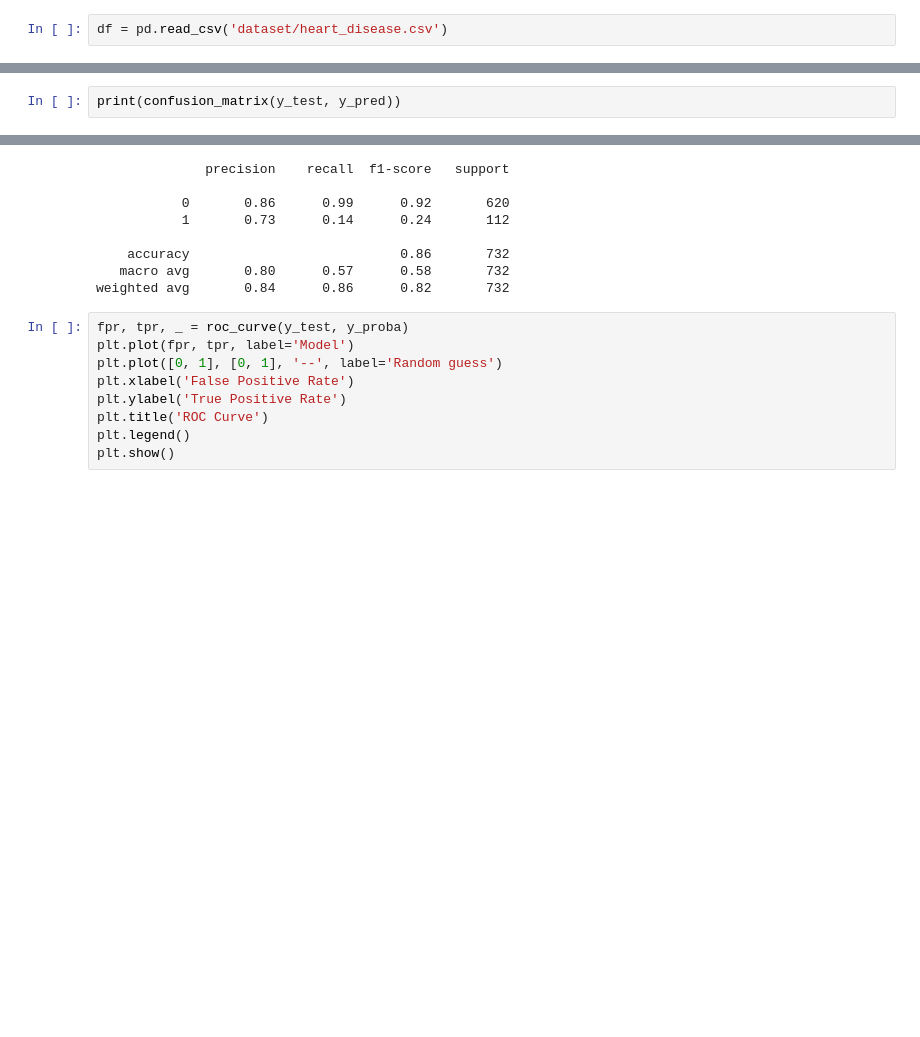
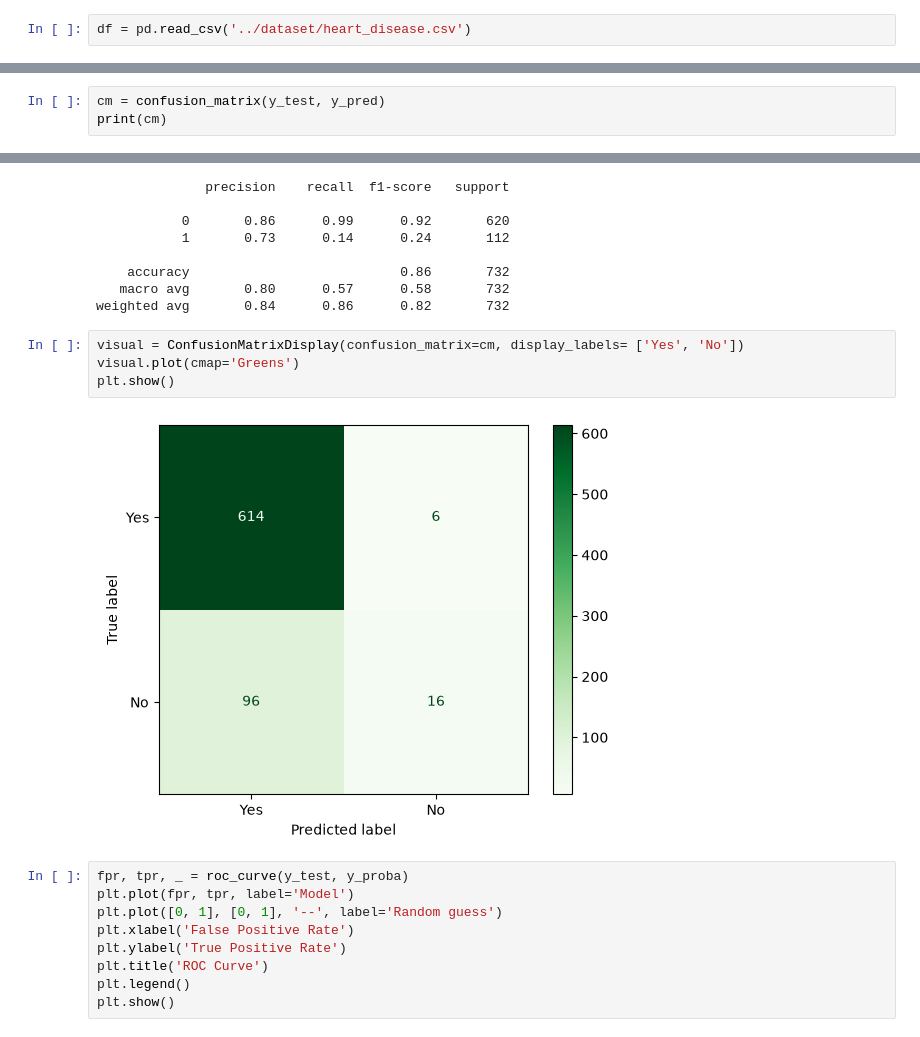
Before and after one commit to chrimu25/Data-Mining-by-Dr-Pacifique, a Jupyter notebook: individual__01__19_08_2026/logistic_regression.ipynb, the cells around one changed output, grey strips where cells are left out. Cells and saved outputs as stored; diff of their text form; blank space fills up the shorter version.

```diff
--- a/19_08_2026__logistic_regression.ipynb
+++ b/individual__01__19_08_2026/logistic_regression.ipynb
@@ -8,6 +8,6 @@ from sklearn.metrics import confusion_matrix, roc_curve, classification_report
 import matplotlib.pyplot as plt
 # %%
-df = pd.read_csv('dataset/heart_disease.csv')
+df = pd.read_csv('../dataset/heart_disease.csv')
 # %%
 print(df.shape)
 # %% [output]
@@ -117,7 +117,8 @@ LogisticRegression(max_iter=1000)
 y_pred = model.predict(x_test)
 y_proba = model.predict_proba(x_test)[:,1]
 # %%
-print(confusion_matrix(y_test, y_pred))
+cm = confusion_matrix(y_test, y_pred)
+print(cm)
 # %% [output]
 [[614   6]
  [ 96  16]]
@@ -132,6 +133,12 @@ print(classification_report(y_test, y_pred))
     accuracy                           0.86       732
    macro avg       0.80      0.57      0.58       732
 weighted avg       0.84      0.86      0.82       732
+# %%
+visual = ConfusionMatrixDisplay(confusion_matrix=cm, display_labels= ['Yes', 'No'])
+visual.plot(cmap='Greens')
+plt.show()
+# %% [output]
+[figure, added]
 # %%
 fpr, tpr, _ = roc_curve(y_test, y_proba)
 plt.plot(fpr, tpr, label='Model')
```
Also changed, not shown: parts of 10 cells of this notebook, 14 other files.
